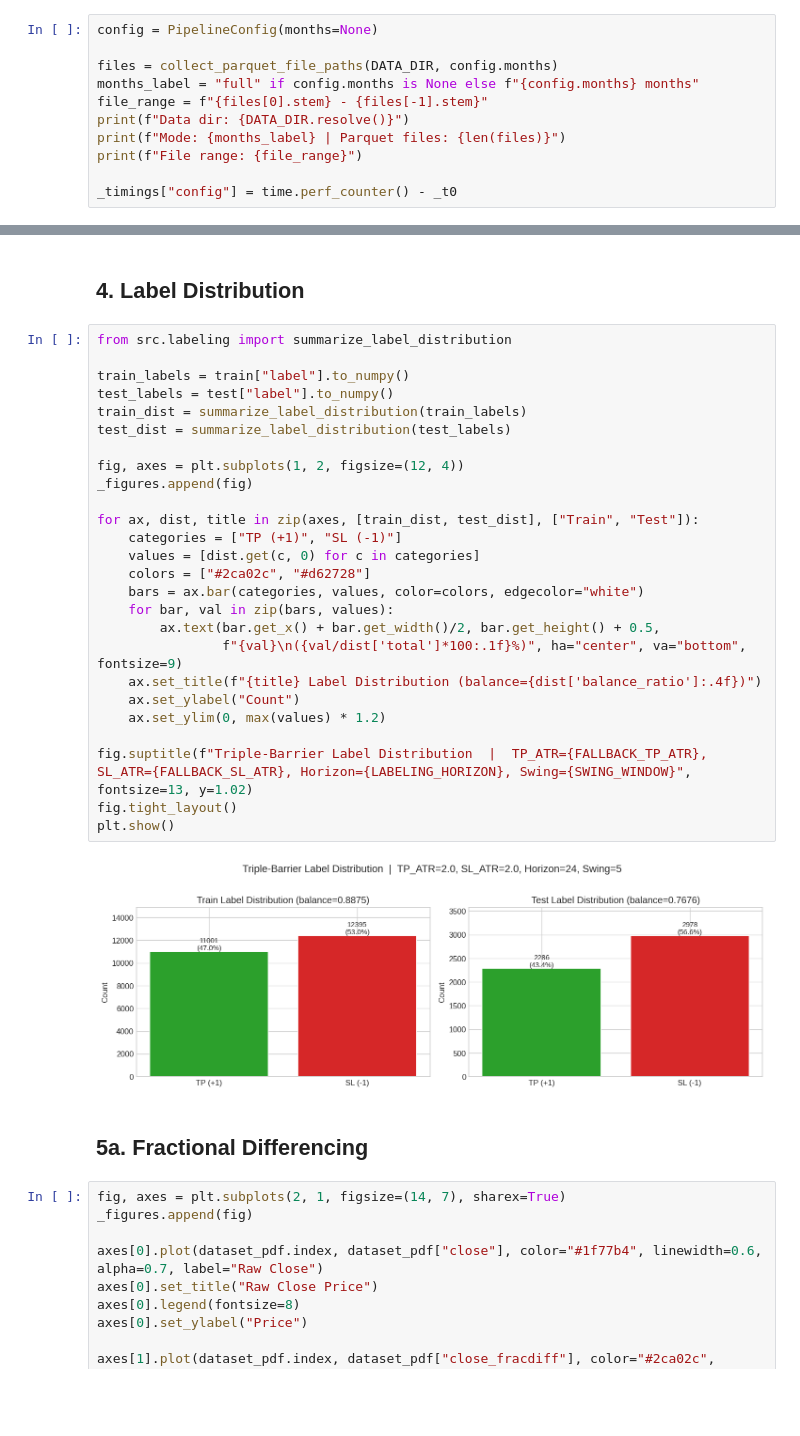
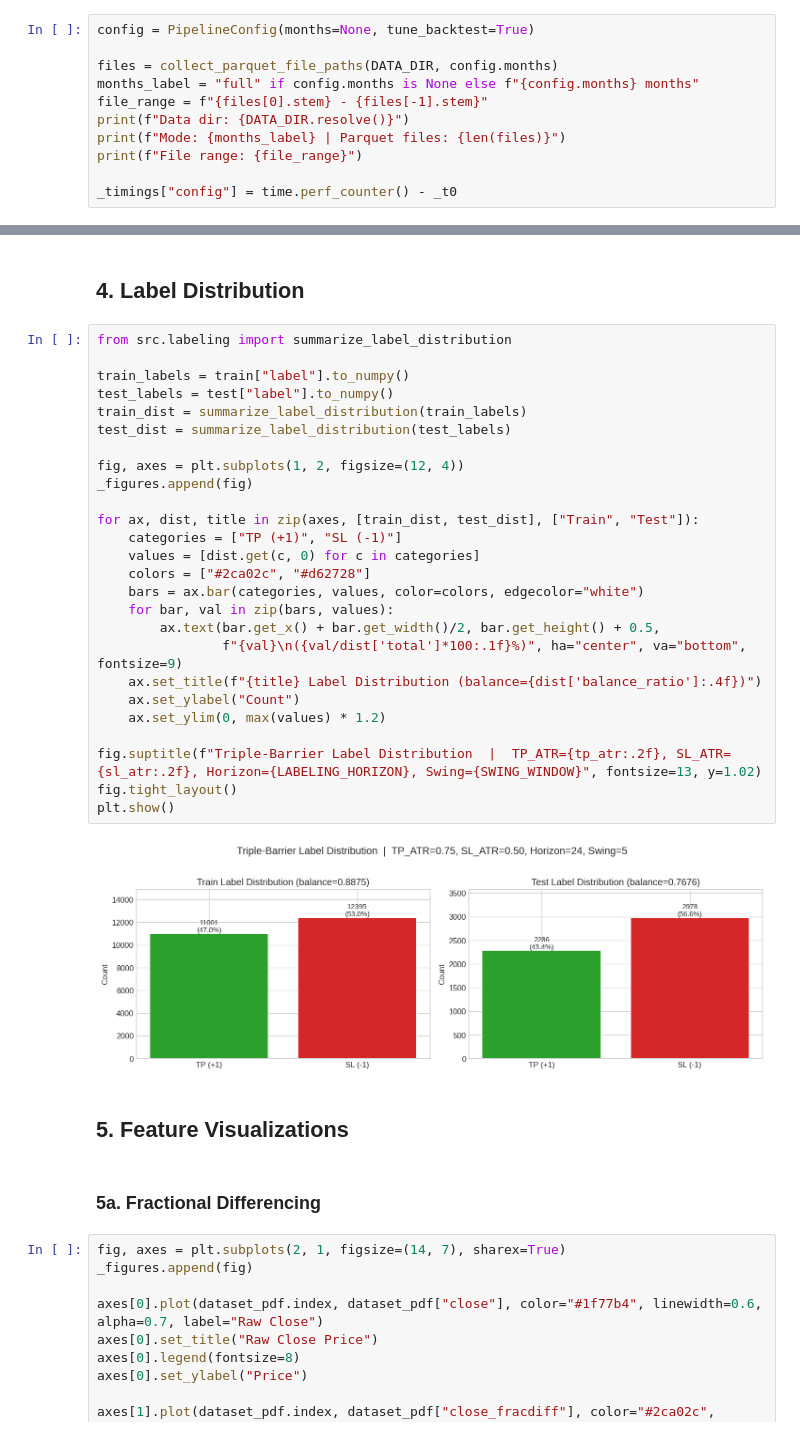
Before and after one commit to ultimateBroK/thesis-compact, a Jupyter notebook: viz.ipynb, the cells around one changed output, grey strips where cells are left out. Saved outputs shown, nothing was run; the diff lists cells and outputs as text; blank space fills up the shorter version.

```diff
--- a/viz.ipynb
+++ b/viz.ipynb
@@ -63,7 +66,7 @@ Accelerate device: cpu | processes: 1
 # %% [markdown]
 ## 2. Config & Data Discovery
 # %%
-config = PipelineConfig(months=None)
+config = PipelineConfig(months=None, tune_backtest=True)
 
 files = collect_parquet_file_paths(DATA_DIR, config.months)
 months_label = "full" if config.months is None else f"{config.months} months"
@@ -120,33 +120,35 @@ Fractional d: 0.4
 # %%
 from src.labeling import summarize_label_distribution
 
 train_labels = train["label"].to_numpy()
 test_labels = test["label"].to_numpy()
 train_dist = summarize_label_distribution(train_labels)
 test_dist = summarize_label_distribution(test_labels)
 
 fig, axes = plt.subplots(1, 2, figsize=(12, 4))
 _figures.append(fig)
 
 for ax, dist, title in zip(axes, [train_dist, test_dist], ["Train", "Test"]):
     categories = ["TP (+1)", "SL (-1)"]
     values = [dist.get(c, 0) for c in categories]
     colors = ["#2ca02c", "#d62728"]
     bars = ax.bar(categories, values, color=colors, edgecolor="white")
     for bar, val in zip(bars, values):
         ax.text(bar.get_x() + bar.get_width()/2, bar.get_height() + 0.5,
                 f"{val}\n({val/dist['total']*100:.1f}%)", ha="center", va="bottom", fontsize=9)
     ax.set_title(f"{title} Label Distribution (balance={dist['balance_ratio']:.4f})")
     ax.set_ylabel("Count")
     ax.set_ylim(0, max(values) * 1.2)
 
-fig.suptitle(f"Triple-Barrier Label Distribution  |  TP_ATR={FALLBACK_TP_ATR}, SL_ATR={FALLBACK_SL_ATR}, Horizon={LABELING_HORIZON}, Swing={SWING_WINDOW}", fontsize=13, y=1.02)
+fig.suptitle(f"Triple-Barrier Label Distribution  |  TP_ATR={tp_atr:.2f}, SL_ATR={sl_atr:.2f}, Horizon={LABELING_HORIZON}, Swing={SWING_WINDOW}", fontsize=13, y=1.02)
 fig.tight_layout()
 plt.show()
 # %% [output]
-[figure, old version]
+[figure, new version]
+# %% [markdown]
+## 5. Feature Visualizations
 # %% [markdown]
-## 5a. Fractional Differencing
+### 5a. Fractional Differencing
 # %%
 fig, axes = plt.subplots(2, 1, figsize=(14, 7), sharex=True)
 _figures.append(fig)
```
Also changed, not shown: parts of 25 cells of this notebook.
